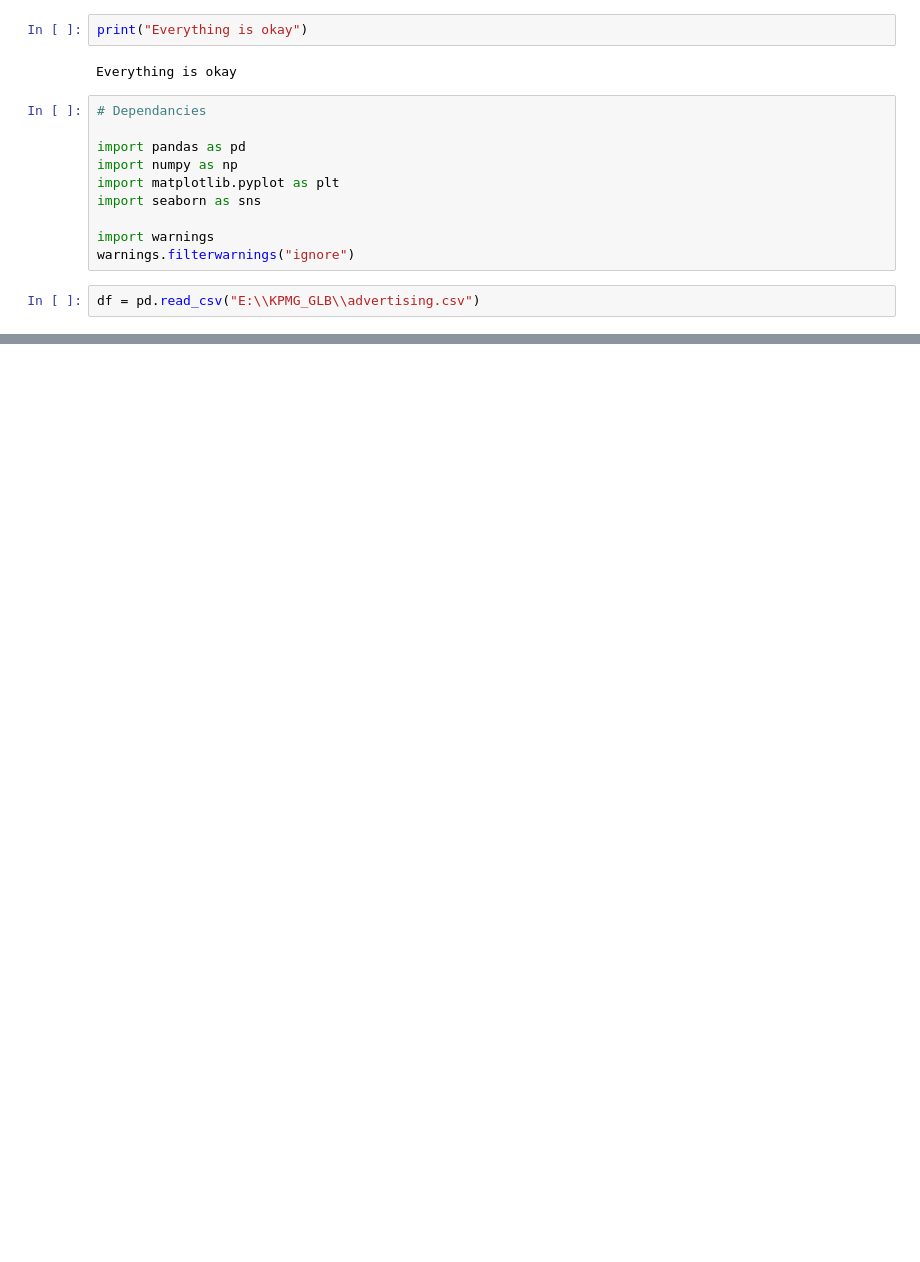
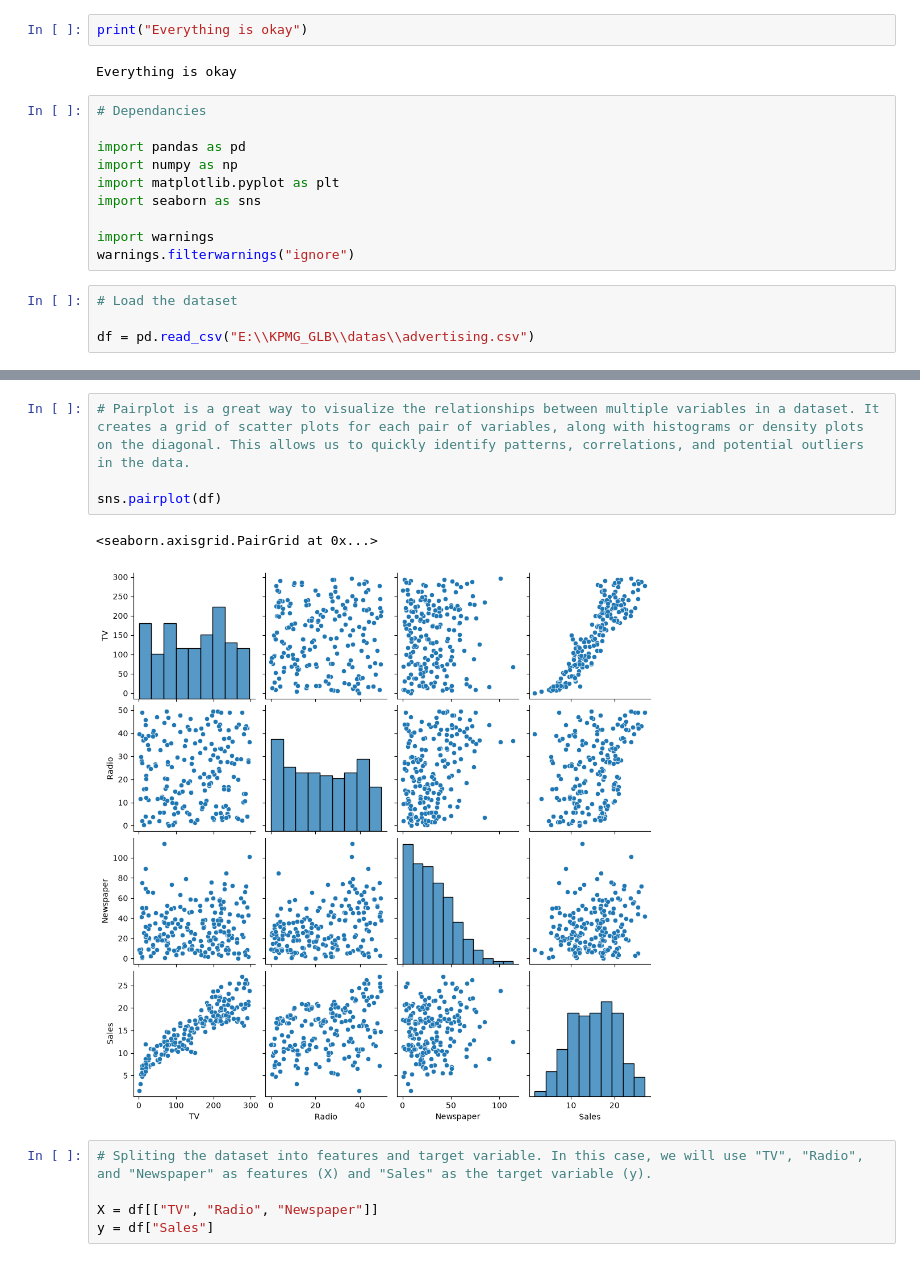
Before and after one commit to AnantVerma-2022/AI-Foundations-KPMG-GL-Bajaj, a Jupyter notebook: linear_regression.ipynb, the cells around one changed output, grey strips where cells are left out. Saved outputs shown, nothing was run; the diff lists cells and outputs as text; blank space fills up the shorter version.

```diff
--- a/linear_regression.ipynb
+++ b/linear_regression.ipynb
@@ -13,5 +13,7 @@ import seaborn as sns
 import warnings
 warnings.filterwarnings("ignore")
 # %%
-df = pd.read_csv("E:\\KPMG_GLB\\advertising.csv")
+# Load the dataset
+
+df = pd.read_csv("E:\\KPMG_GLB\\datas\\advertising.csv")
 # %%
@@ -85,3 +107,15 @@ sns.histplot(data=df, x="TV", kde=True)
 # %% [output]
 <Axes: xlabel='TV', ylabel='Count'>
 [figure]
+# %%
+# Pairplot is a great way to visualize the relationships between multiple variables in a dataset. It creates a grid of scatter plots for each pair of variables, along with histograms or density plots on the diagonal. This allows us to quickly identify patterns, correlations, and potential outliers in the data.
+
+sns.pairplot(df)
+# %% [output]
+<seaborn.axisgrid.PairGrid at 0x...>
+[figure, added]
+# %%
+# Spliting the dataset into features and target variable. In this case, we will use "TV", "Radio", and "Newspaper" as features (X) and "Sales" as the target variable (y).
+
+X = df[["TV", "Radio", "Newspaper"]]
+y = df["Sales"]
```
Also changed, not shown: parts of 21 cells of this notebook.
